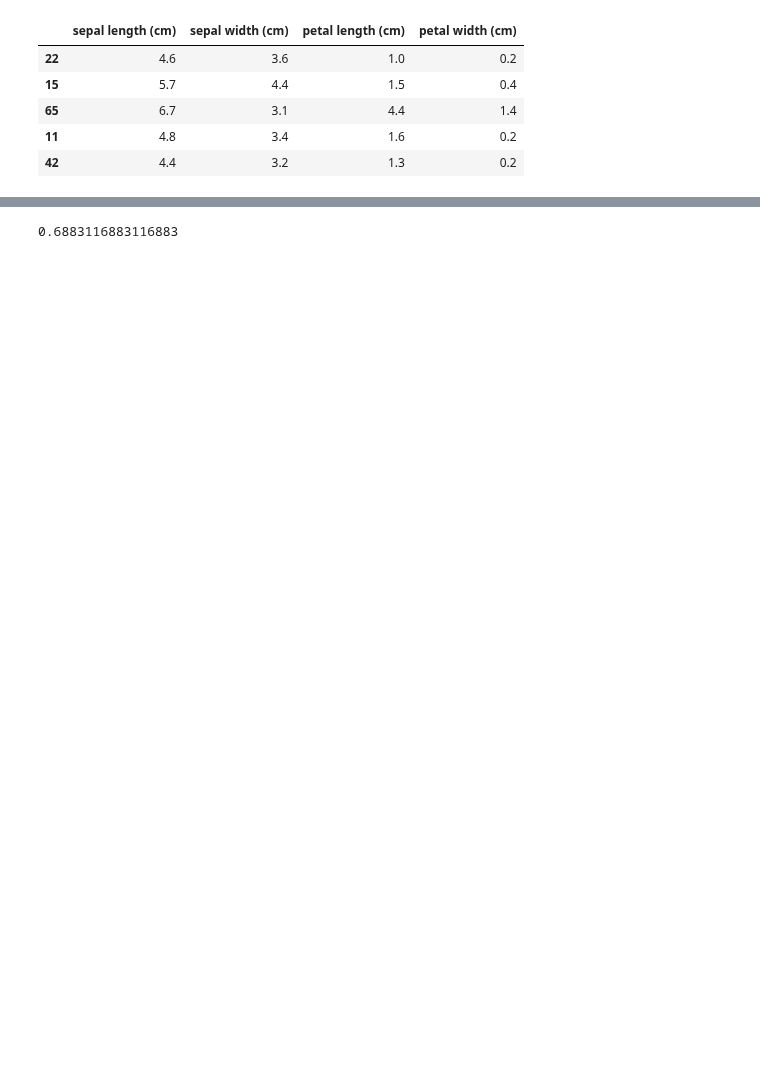
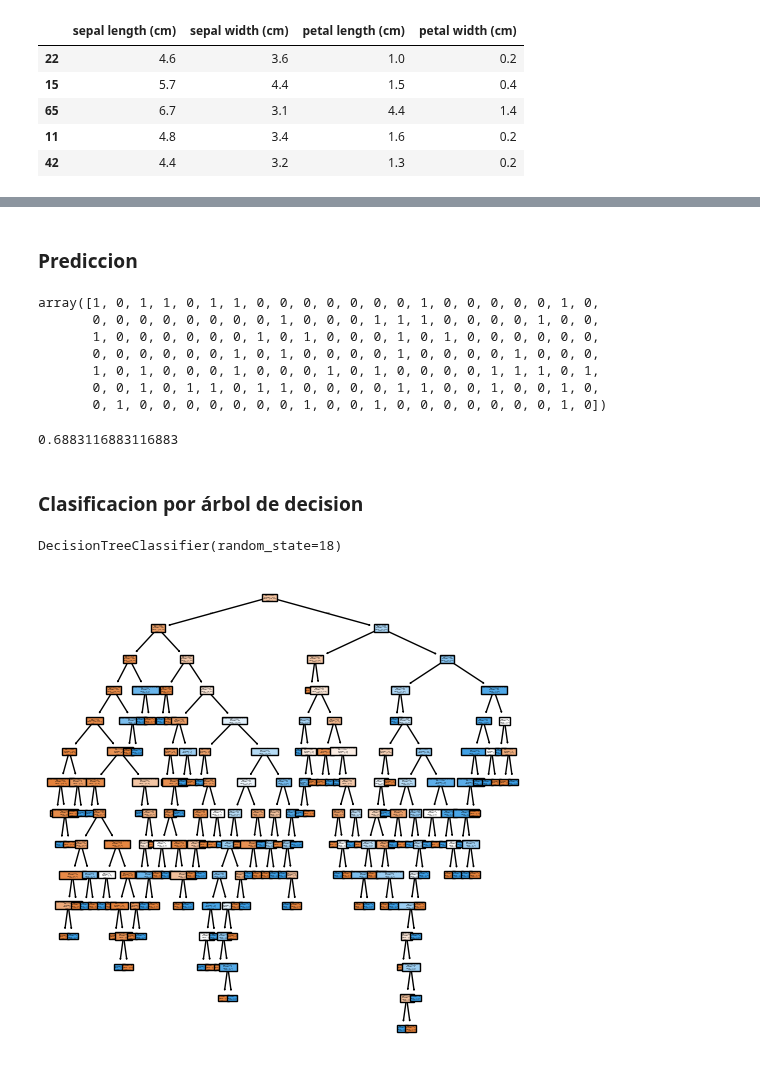
Before and after one commit to 4GeeksAcademy/GuilloMansa-MachineLearning, a Jupyter notebook: src/04-decision-tree-diabetes.ipynb, the cells around one changed output, grey strips where cells are left out. Cells and saved outputs as stored; diff of their text form; code cells hidden in the pictures; blank space fills up the shorter version.

```diff
--- a/src/04-decision-tree-diabetes.ipynb
+++ b/src/04-decision-tree-diabetes.ipynb
@@ -61,4 +67,38 @@ NameError: name 'model' is not defined
+# %% [markdown]
+### **Prediccion**
 # %%
-accuracy_score(y_test, y_pred)
+# Make predictions on the test set
+y_pred = model.predict(X_test)
+y_pred
 # %% [output]
-0.6883116883116883
+array([1, 0, 1, 1, 0, 1, 1, 0, 0, 0, 0, 0, 0, 0, 1, 0, 0, 0, 0, 0, 1, 0,
+       0, 0, 0, 0, 0, 0, 0, 0, 1, 0, 0, 0, 1, 1, 1, 0, 0, 0, 0, 1, 0, 0,
+       1, 0, 0, 0, 0, 0, 0, 1, 0, 1, 0, 0, 0, 1, 0, 1, 0, 0, 0, 0, 0, 0,
+       0, 0, 0, 0, 0, 0, 1, 0, 1, 0, 0, 0, 0, 1, 0, 0, 0, 0, 1, 0, 0, 0,
+       1, 0, 1, 0, 0, 0, 1, 0, 0, 0, 1, 0, 1, 0, 0, 0, 0, 1, 1, 1, 0, 1,
+       0, 0, 1, 0, 1, 1, 0, 1, 1, 0, 0, 0, 0, 1, 1, 0, 0, 1, 0, 0, 1, 0,
+       0, 1, 0, 0, 0, 0, 0, 0, 0, 1, 0, 0, 1, 0, 0, 0, 0, 0, 0, 0, 1, 0])
+# %%
+# Evaluate accuracy
+model_accuracy = accuracy_score(y_test, y_pred)
+model_accuracy
+# %% [output]
+0.6883116883116883
+# %% [markdown]
+### **Clasificacion por árbol de decision**
+# %%
+#Clasificacion por arbol
+dt_classifier_model = DecisionTreeClassifier(random_state=18)
+dt_classifier_model.fit(X_train, y_train)
+# %% [output]
+DecisionTreeClassifier(random_state=18)
+# %%
+plt.figure(figsize=(6, 6))
+
+tree.plot_tree(dt_classifier_model,
+               feature_names=list(X_train.columns),
+               class_names=['A', 'B', 'C'],
+               filled=True)
+plt.show()
+# %% [output]
+[figure, added]
```
Also changed, not shown: parts of 16 cells of this notebook, 1 other file.
